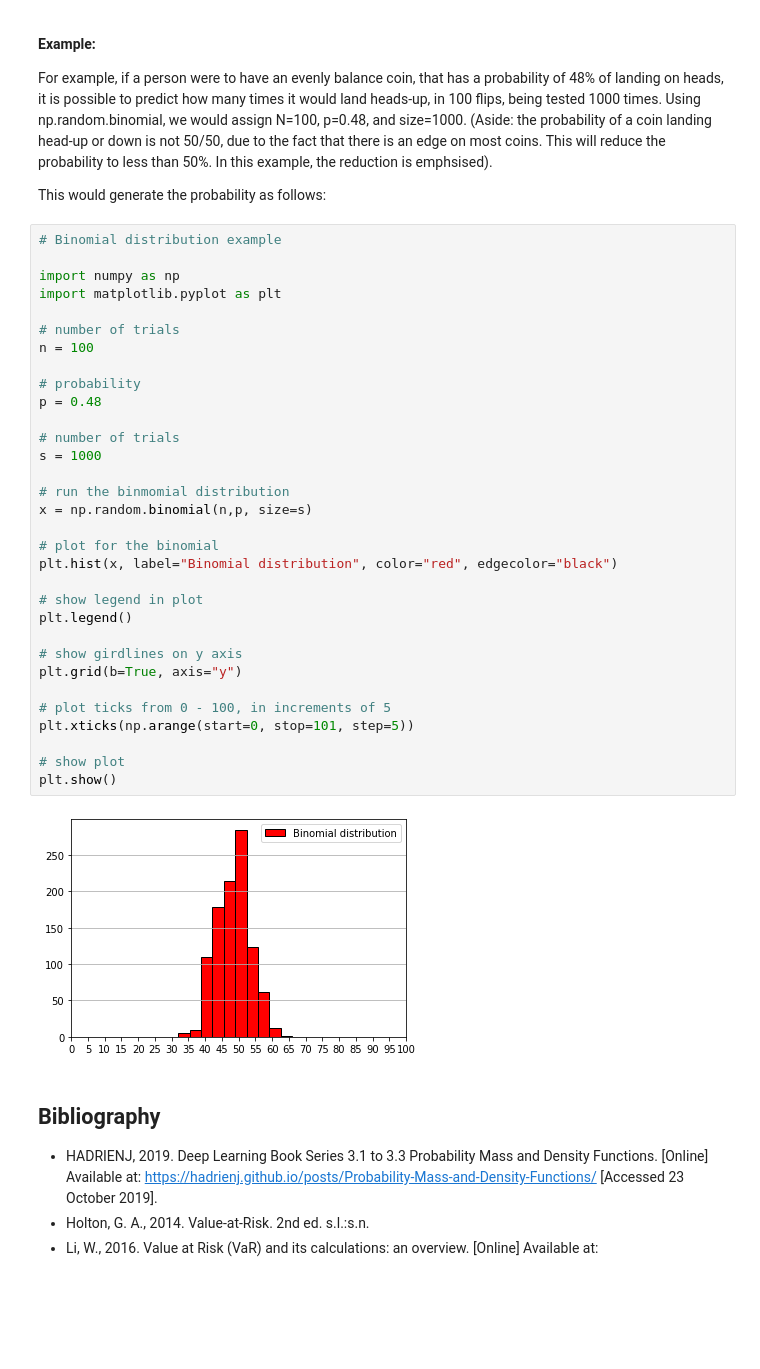
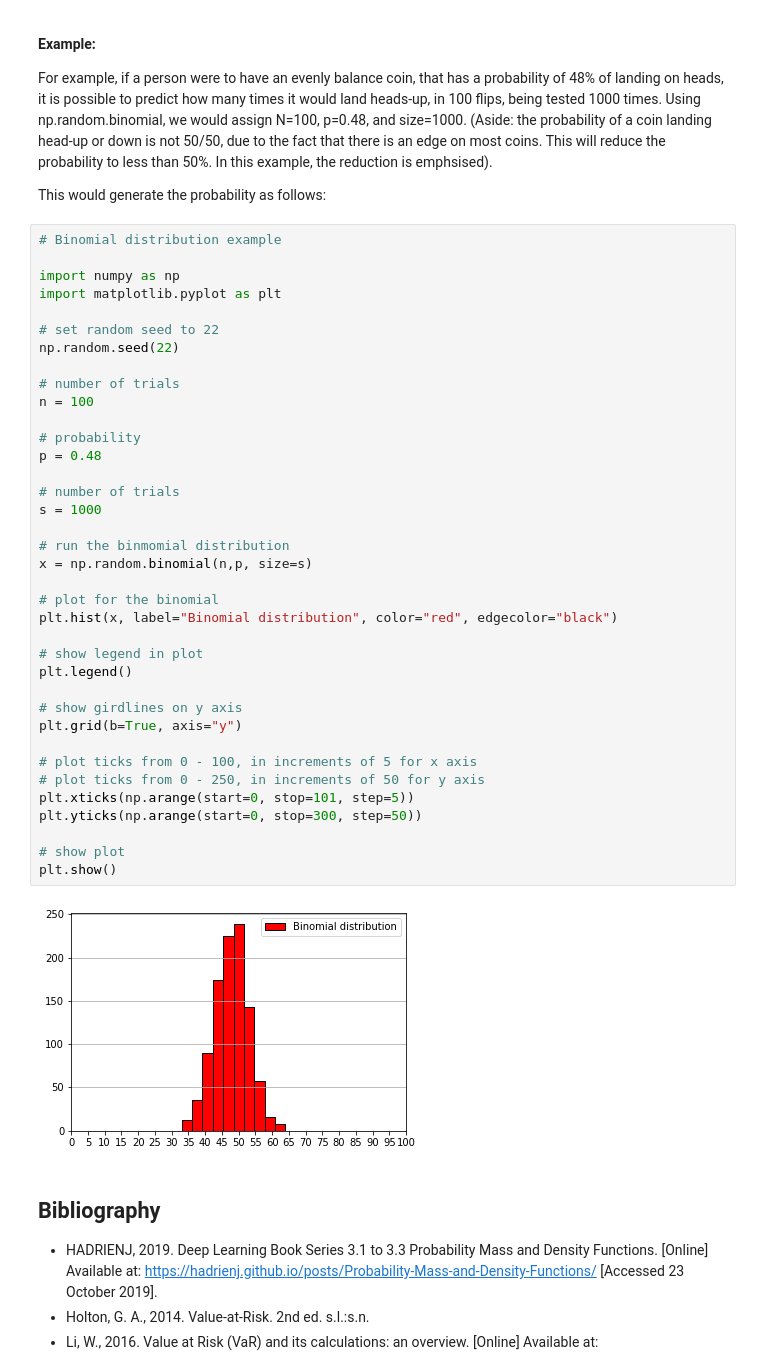
Before and after one commit to Clauric/GMIT_PfDA_Assessment, a Jupyter notebook: Numpy Assignment.ipynb, the cells around one changed output. Cells and saved outputs as stored; diff of their text form; blank space fills up the shorter version.

```diff
--- a/Numpy Assignment.ipynb
+++ b/Numpy Assignment.ipynb
@@ -292,35 +335,40 @@ This would generate the probability as follows:
 
 import numpy as np
 import matplotlib.pyplot as plt
+
+# set random seed to 22
+np.random.seed(22)
 
 # number of trials
 n = 100
 
 # probability
 p = 0.48
 
 # number of trials
 s = 1000
 
 # run the binmomial distribution
 x = np.random.binomial(n,p, size=s)
 
 # plot for the binomial
 plt.hist(x, label="Binomial distribution", color="red", edgecolor="black")
 
 # show legend in plot
 plt.legend()
 
 # show girdlines on y axis
 plt.grid(b=True, axis="y")
 
-# plot ticks from 0 - 100, in increments of 5
+# plot ticks from 0 - 100, in increments of 5 for x axis
+# plot ticks from 0 - 250, in increments of 50 for y axis
 plt.xticks(np.arange(start=0, stop=101, step=5))
+plt.yticks(np.arange(start=0, stop=300, step=50))
 
 # show plot
 plt.show()
 # %% [output]
-[figure, old version]
+[figure, new version]
 # %% [markdown]
 ## Bibliography
 * HADRIENJ, 2019. Deep Learning Book Series 3.1 to 3.3 Probability Mass and Density Functions. [Online] Available at: https://hadrienj.github.io/posts/Probability-Mass-and-Density-Functions/ [Accessed 23 October 2019].
```
Also changed, not shown: parts of 8 cells of this notebook.
